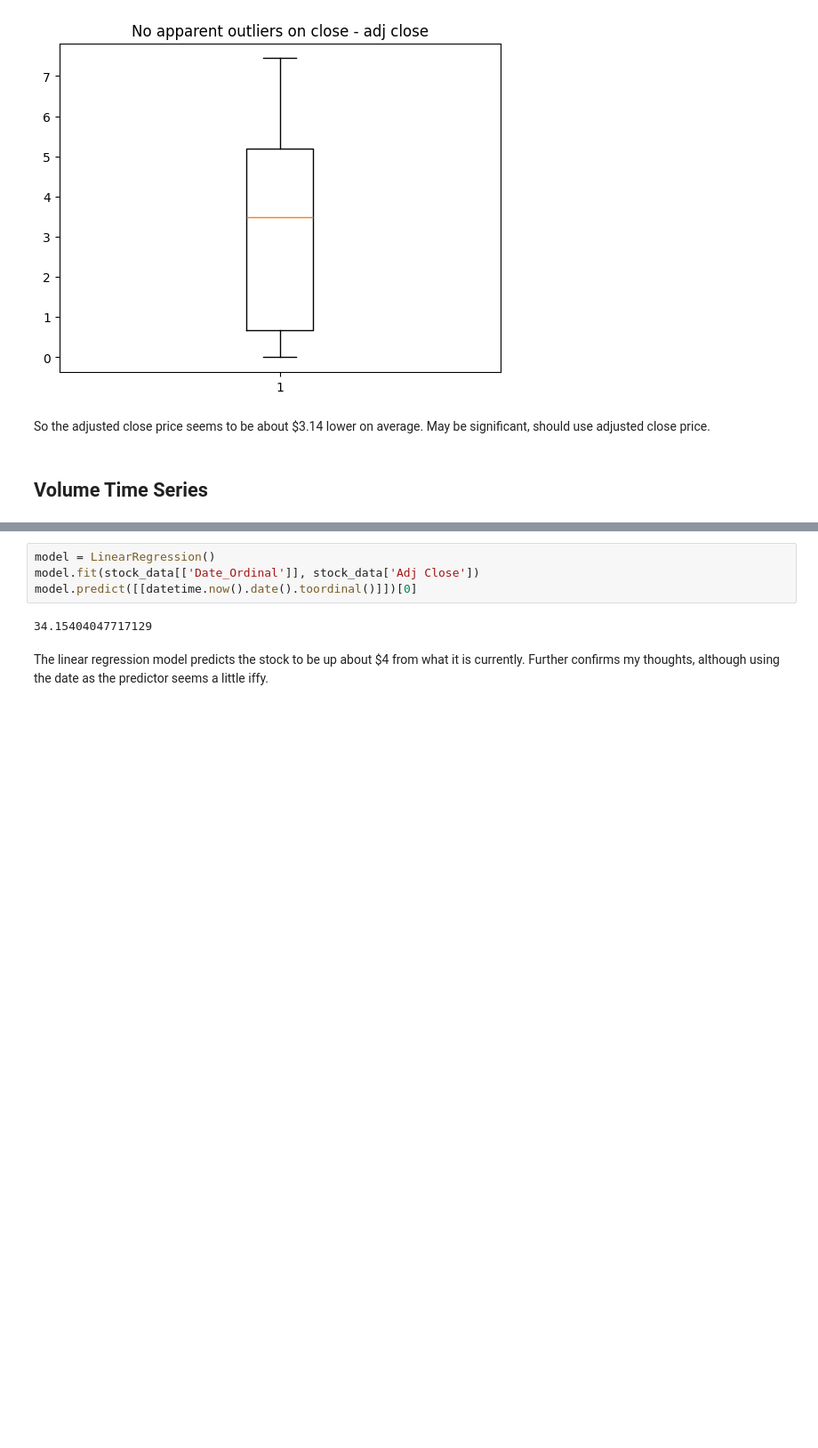
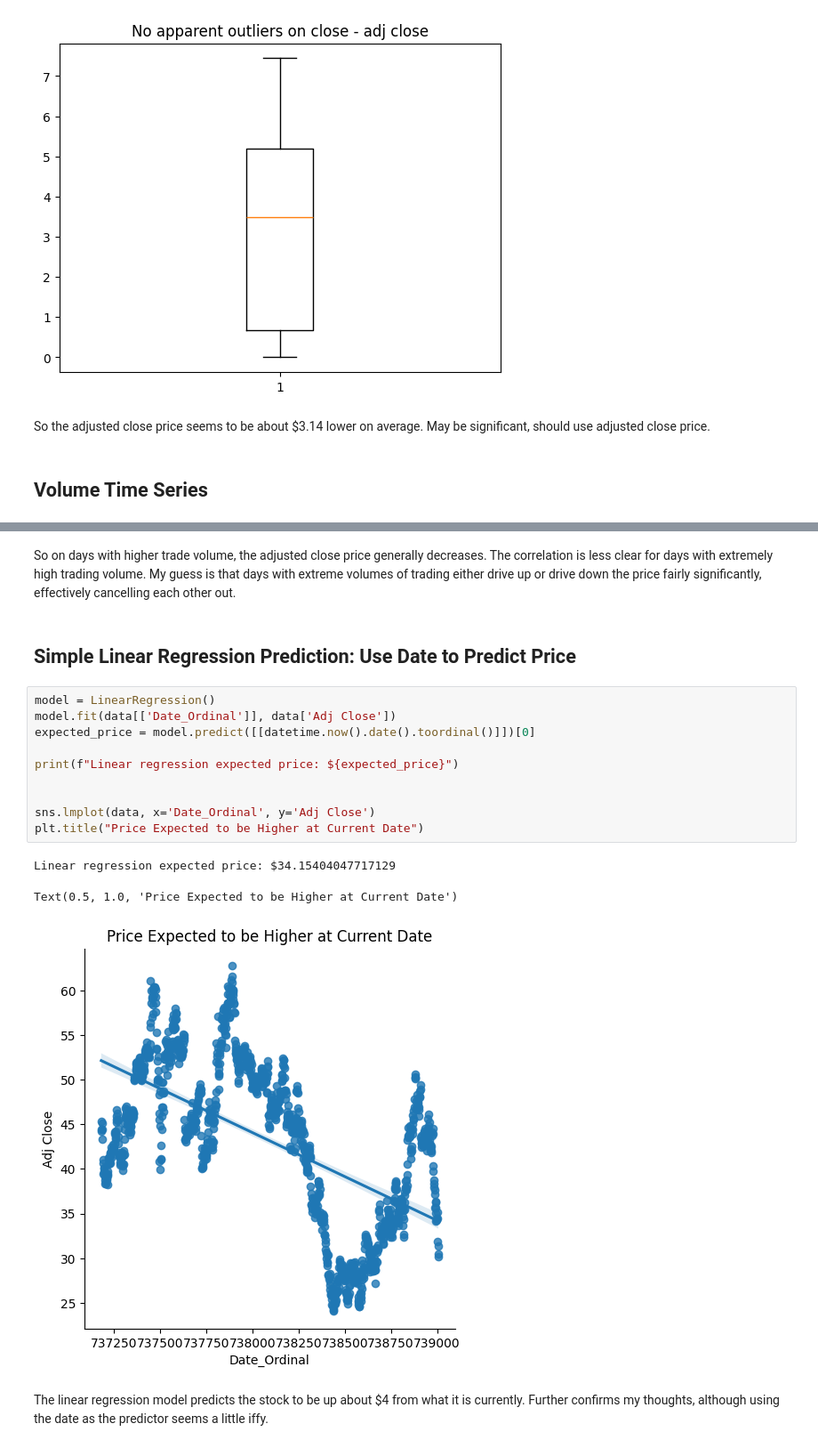
Before and after one commit to BrandonYChan/Investment, a Jupyter notebook: intel_analysis.ipynb, the cells around one changed output, grey strips where cells are left out. Shown: that part at 89% size. Drawn from its saved outputs; the diff is of its cells as text; blank space fills up the shorter version.

Commit message:
Temporary conclsion + muliple linear regression

```diff
--- a/intel_analysis.ipynb
+++ b/intel_analysis.ipynb
@@ -114,8 +112,20 @@ plt.show()
+# %% [markdown]
+So on days with higher trade volume, the adjusted close price generally decreases. The correlation is less clear for days with extremely high trading volume. My guess is that days with extreme volumes of trading either drive up or drive down the price fairly significantly, effectively cancelling each other out.
+# %% [markdown]
+## Simple Linear Regression Prediction: Use Date to Predict Price
 # %%
 model = LinearRegression()
-model.fit(stock_data[['Date_Ordinal']], stock_data['Adj Close'])
-model.predict([[datetime.now().date().toordinal()]])[0]
+model.fit(data[['Date_Ordinal']], data['Adj Close'])
+expected_price = model.predict([[datetime.now().date().toordinal()]])[0]
+
+print(f"Linear regression expected price: ${expected_price}")
+
+
+sns.lmplot(data, x='Date_Ordinal', y='Adj Close')
+plt.title("Price Expected to be Higher at Current Date")
 # %% [output]
-34.15404047717129
+Linear regression expected price: $34.15404047717129
+Text(0.5, 1.0, 'Price Expected to be Higher at Current Date')
+[figure, added]
 # %% [markdown]
 The linear regression model predicts the stock to be up about $4 from what it is currently. Further confirms my thoughts, although using the date as the predictor seems a little iffy.
```
Also changed, not shown: parts of 18 cells of this notebook.
